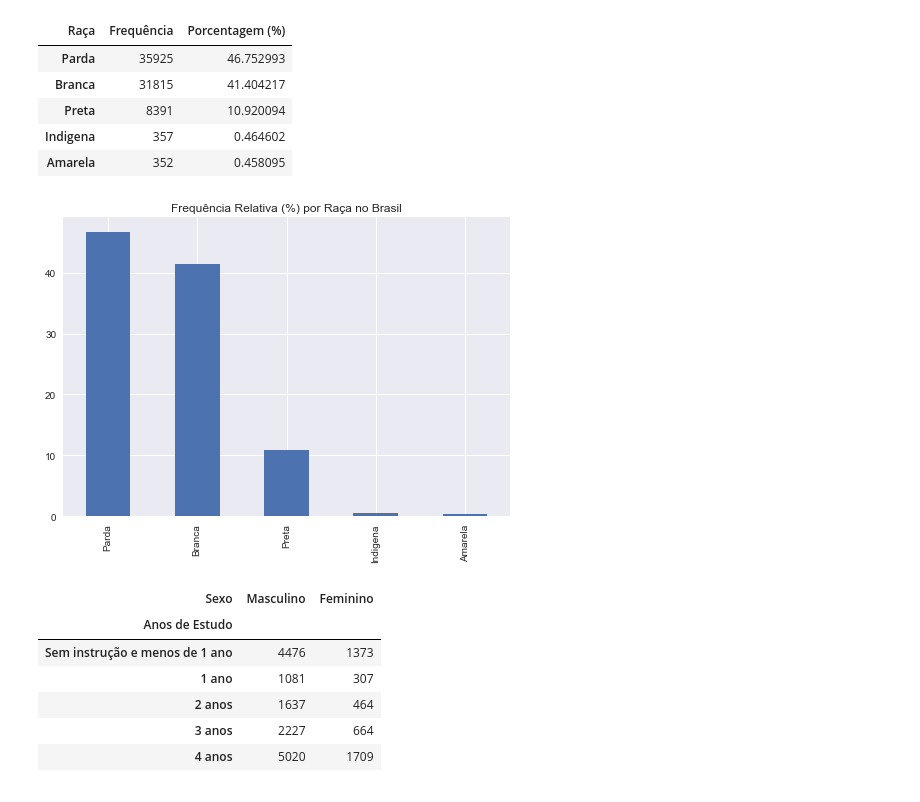
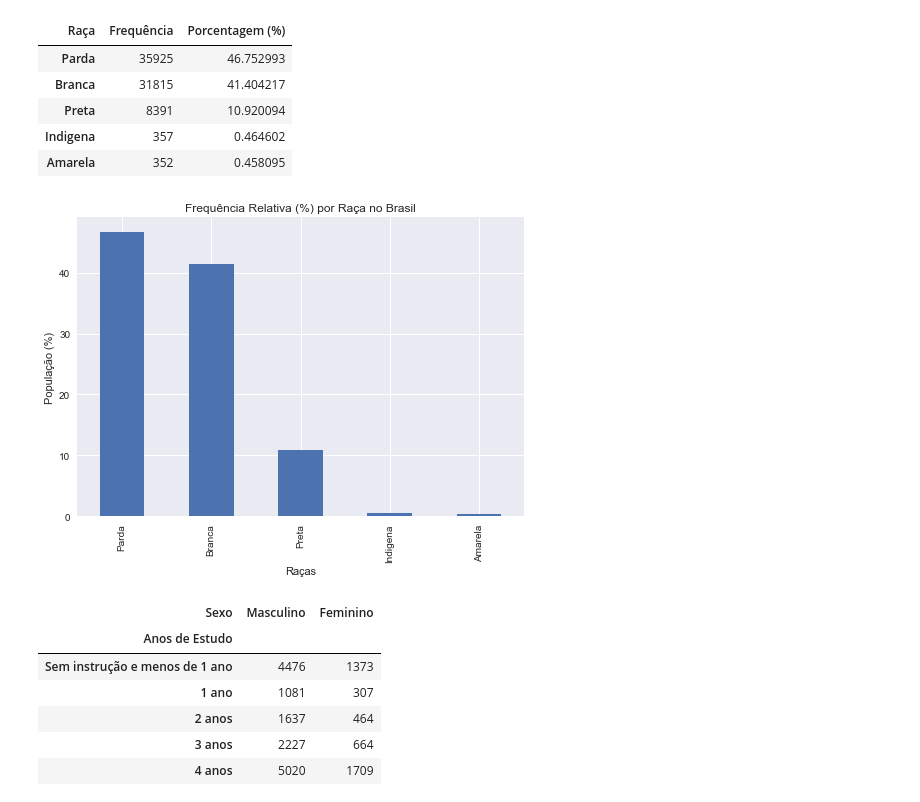
Before and after one commit to paulofreitasnobrega/estatistica-com-python, a Jupyter notebook: aula2-distribuicao-de-frequencia.ipynb, the cells around one changed output. Cells and saved outputs as stored; diff of their text form; code cells hidden in the pictures.

```diff
--- a/aula2-distribuicao-de-frequencia.ipynb
+++ b/aula2-distribuicao-de-frequencia.ipynb
@@ -116,11 +119,14 @@ df_raca.head()
 # %%
 # Plotagem: Frequencia relativa (Raça)
 df_raca.iloc[:,-1].plot(
     kind='bar',
     title='Frequência Relativa (%) por Raça no Brasil'
 );
+plt.ylabel('População (%)')
+plt.xlabel('Raças')
+plt.show();
 # %% [output]
-[figure, old version]
+[figure, new version]
 # %%
 # Distribuição de Freq. Qualitativa Anos de Estudo - Utilizando a funcao crosstab
 # Dicionario de Anos de Estudos
```
Also changed, not shown: parts of 7 cells of this notebook.
